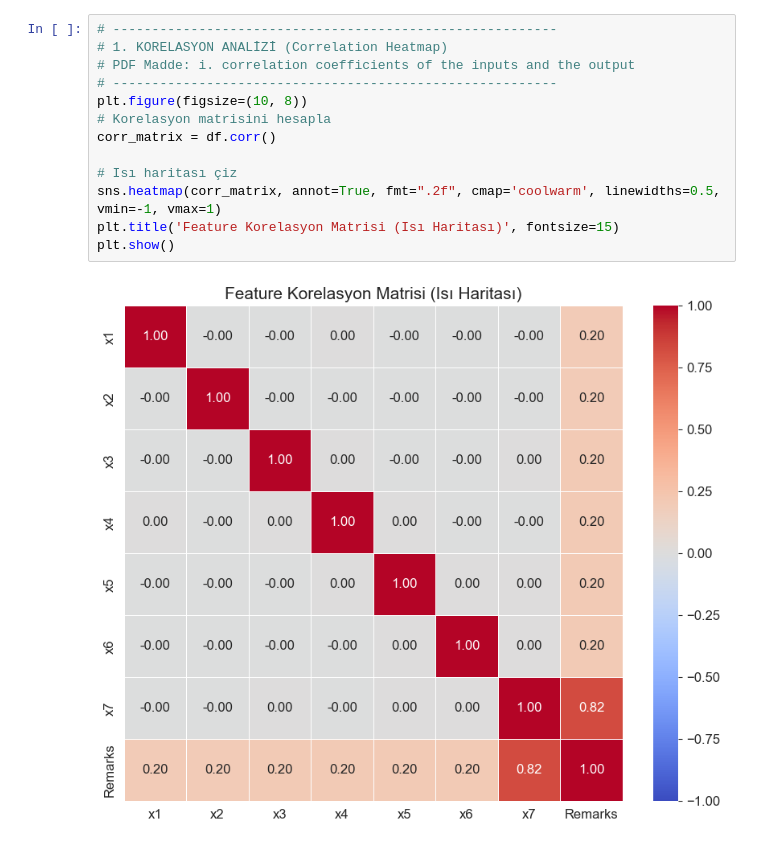
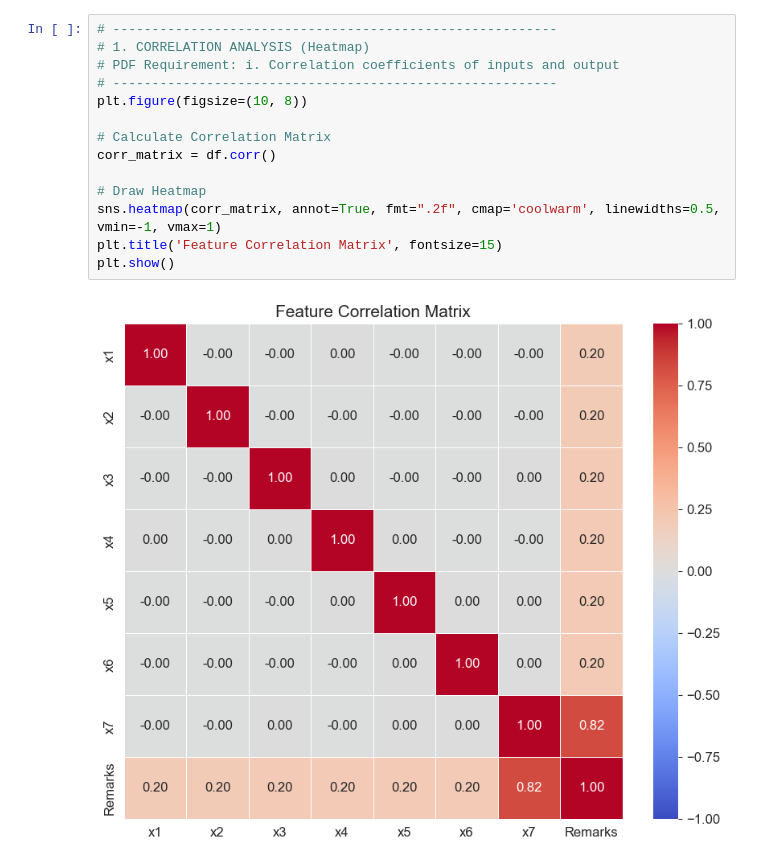
Before and after one commit to yusufemircomert/FuzzyLogic, a Jupyter notebook: data_analysis.ipynb, the cells around one changed output. Drawn from its saved outputs; the diff is of its cells as text.

```diff
--- a/data_analysis.ipynb
+++ b/data_analysis.ipynb
@@ -38,17 +46,18 @@ df = load_full_data()
 # %%
 # ---------------------------------------------------------
-# 1. KORELASYON ANALİZİ (Correlation Heatmap)
-# PDF Madde: i. correlation coefficients of the inputs and the output
+# 1. CORRELATION ANALYSIS (Heatmap)
+# PDF Requirement: i. Correlation coefficients of inputs and output
 # ---------------------------------------------------------
 plt.figure(figsize=(10, 8))
-# Korelasyon matrisini hesapla
+
+# Calculate Correlation Matrix
 corr_matrix = df.corr()
 
-# Isı haritası çiz
+# Draw Heatmap
 sns.heatmap(corr_matrix, annot=True, fmt=".2f", cmap='coolwarm', linewidths=0.5, vmin=-1, vmax=1)
-plt.title('Feature Korelasyon Matrisi (Isı Haritası)', fontsize=15)
+plt.title('Feature Correlation Matrix', fontsize=15)
 plt.show()
 # %% [output]
-[figure, old version]
+[figure, new version]
 # %%
 # ---------------------------------------------------------
```
Also changed, not shown: parts of 5 cells of this notebook, 2 other files.
